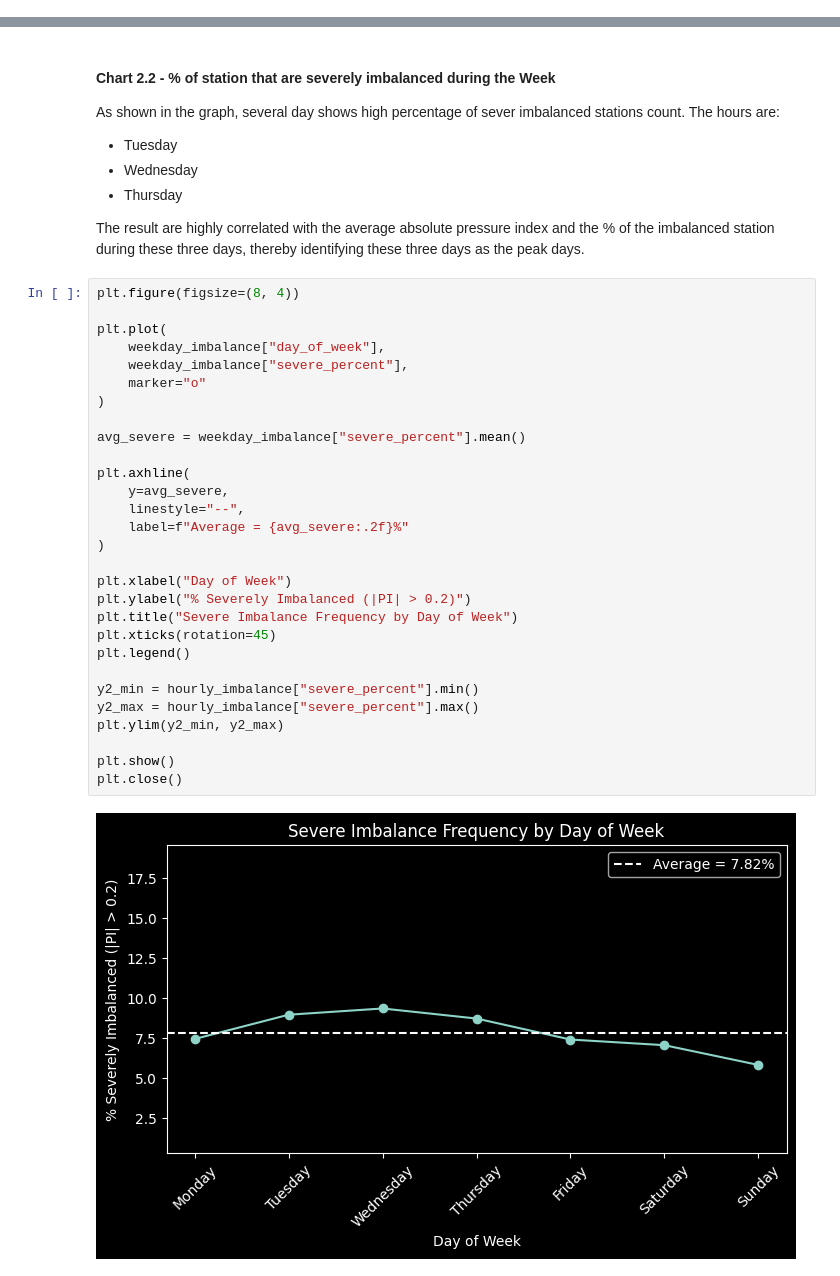
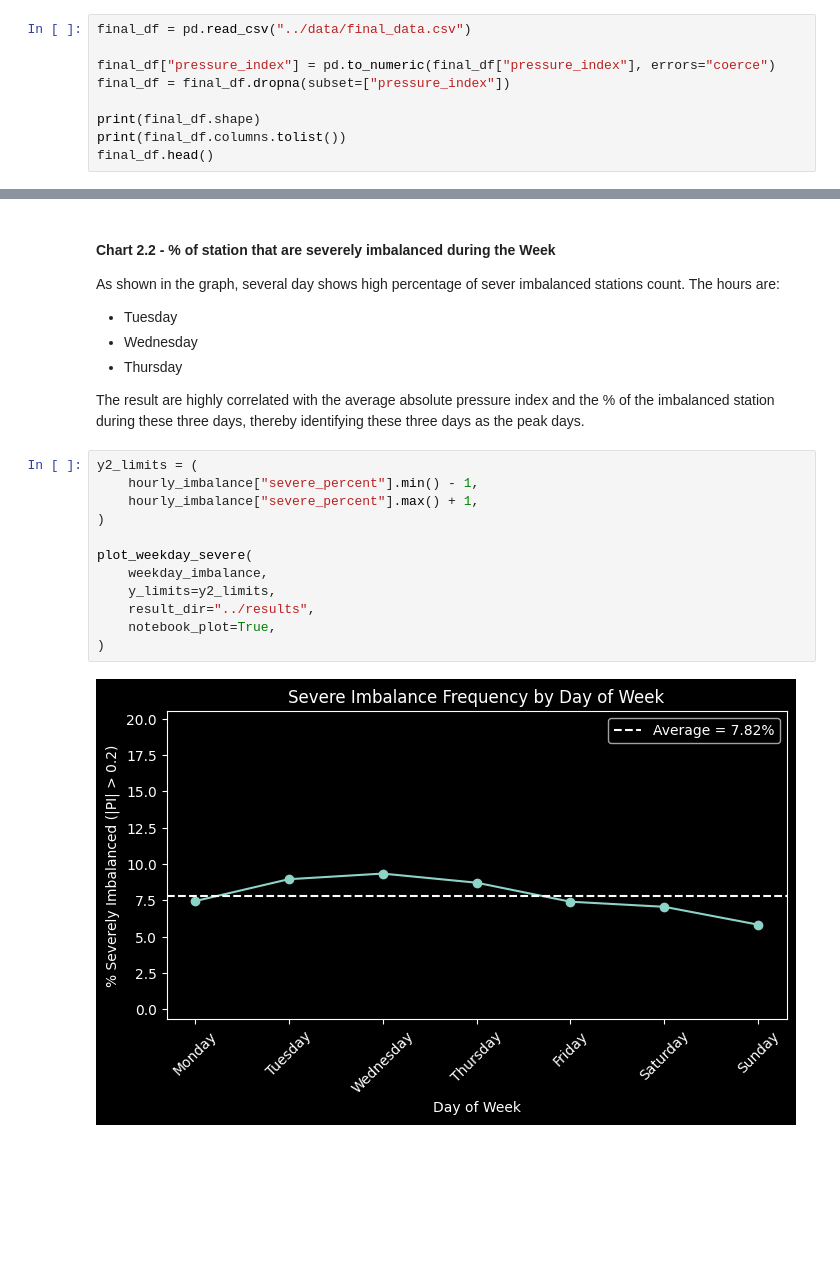
Before and after one commit to NicoleJin03/dsci510_spring2026_final_project, a Jupyter notebook: src/results.ipynb, the cells around one changed output, grey strips where cells are left out. Drawn from its saved outputs; the diff is of its cells as text; blank space fills up the shorter version.

```diff
--- a/src/results.ipynb
+++ b/src/results.ipynb
@@ -19,0 +20,9 @@ final_df.head()
+# %%
+final_df = pd.read_csv("../data/final_data.csv")
+
+final_df["pressure_index"] = pd.to_numeric(final_df["pressure_index"], errors="coerce")
+final_df = final_df.dropna(subset=["pressure_index"])
+
+print(final_df.shape)
+print(final_df.columns.tolist())
+final_df.head()
@@ -166,33 +117,16 @@ As shown in the graph, several day shows high percentage of sever imbalanced sta
 
 The result are highly correlated with the average absolute pressure index and the % of the imbalanced station during these three days, thereby identifying these three days as the peak days.
 # %%
-plt.figure(figsize=(8, 4))
-
-plt.plot(
-    weekday_imbalance["day_of_week"],
-    weekday_imbalance["severe_percent"],
-    marker="o"
+y2_limits = (
+    hourly_imbalance["severe_percent"].min() - 1,
+    hourly_imbalance["severe_percent"].max() + 1,
 )
 
-avg_severe = weekday_imbalance["severe_percent"].mean()
-
-plt.axhline(
-    y=avg_severe,
-    linestyle="--",
-    label=f"Average = {avg_severe:.2f}%"
+plot_weekday_severe(
+    weekday_imbalance,
+    y_limits=y2_limits,
+    result_dir="../results",
+    notebook_plot=True,
 )
-
-plt.xlabel("Day of Week")
-plt.ylabel("% Severely Imbalanced (|PI| > 0.2)")
-plt.title("Severe Imbalance Frequency by Day of Week")
-plt.xticks(rotation=45)
-plt.legend()
-
-y2_min = hourly_imbalance["severe_percent"].min()
-y2_max = hourly_imbalance["severe_percent"].max()
-plt.ylim(y2_min, y2_max)
-
-plt.show()
-plt.close()
 # %% [output]
-[figure, old version]
+[figure, new version]
```
Also changed, not shown: parts of 34 cells of this notebook, 5 other files.
